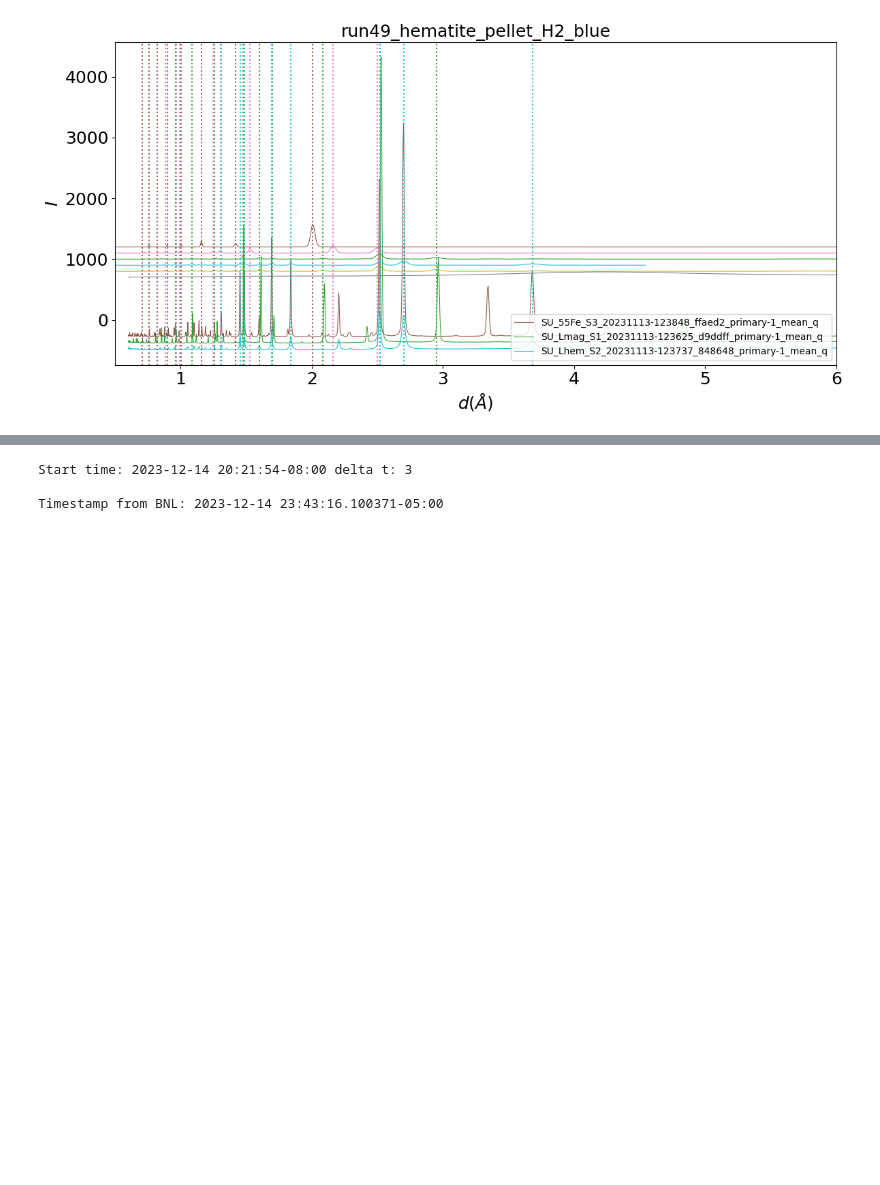
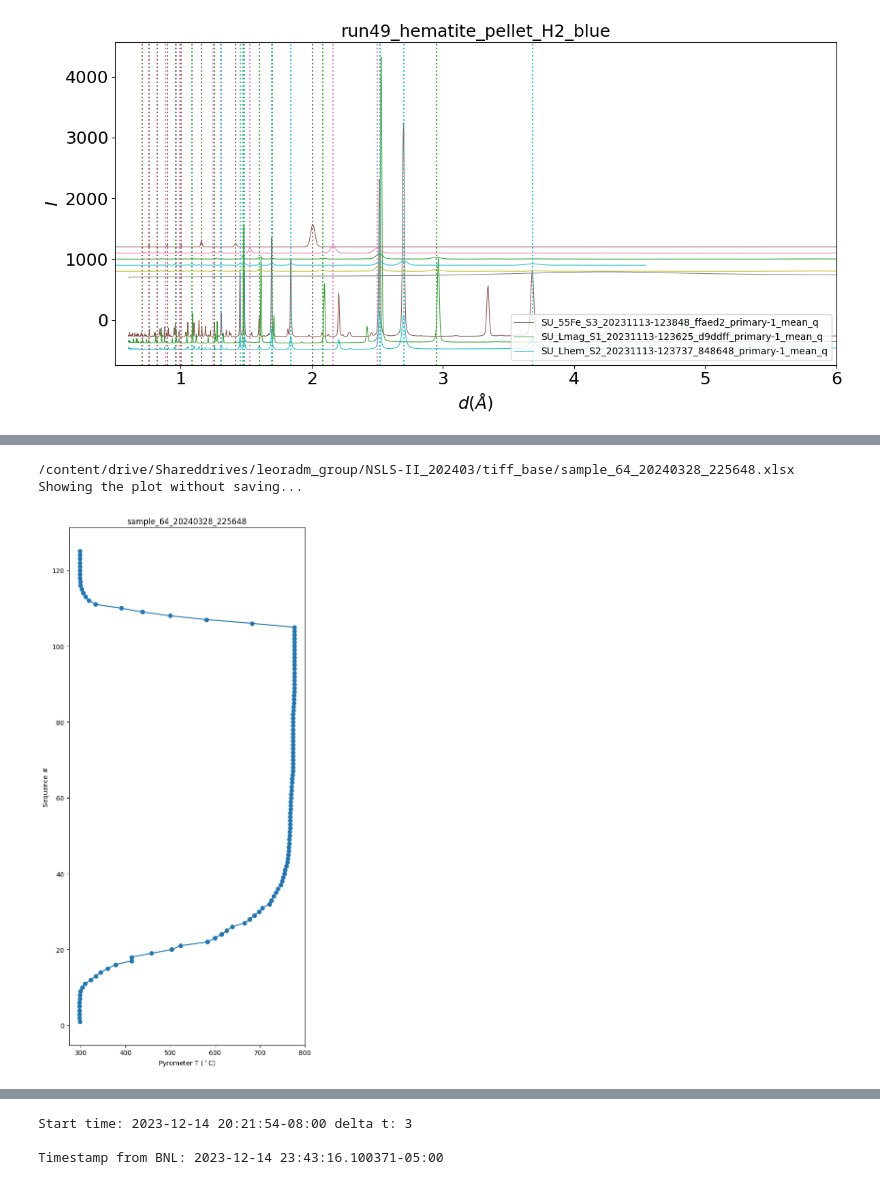
Before and after one commit to lmoghimi/personal-processing, a Jupyter notebook: xrd_analysis_Lauren.ipynb, the cells around one changed output, grey strips where cells are left out. Cells and saved outputs as stored; diff of their text form; code cells hidden in the pictures; blank space fills up the shorter version.

```diff
--- a/xrd_analysis_Lauren.ipynb
+++ b/xrd_analysis_Lauren.ipynb
@@ -435,3 +441,44 @@ Showing the plot without saving...
+# %%
+# @title Plotting the pyrometer data
+#Yifan pls make help me automate this later
+import pandas as pd
+
+path = os.path.join(userdir, 'tiff_base')
+fn = 'sample_64_20240328_225648' ### file name that you want to plot
+fp = os.path.join(path, fn + '.xlsx')
+print(fp)
+pyrom_data = pd.read_excel(fp)
+y_axis = pyrom_data['seq_num']
+x_axis = pyrom_data['eurotherm_temperature']
+#labels = ['seq_num', 'time', 'pe2_image', 'pe2_stats1_total', 'ss_stg2_y', 'ss_stg2_y_user_setpoint', 'eurotherm_temperature', 'uid6']
+
+figsize = (6, 12)
+fs = 18
+fig, ax = plt.subplots(figsize=figsize, tight_layout=True)
+
+#plt.scatter(x_axis, y_axis)
+plt.plot(x_axis, y_axis, '-o')
+plt.xlabel("Pyrometer T ($^\circ$C)")
+plt.ylabel("Sequence #")
+plt.title(fn)
+
+response = 'n' #######################################
+#save to folder
+if response == "y":
+    print("Saving the file...!")
+    fname_typ = fn + '.png' #ds = depth scan
+    save_loc = os.path.join(userdir, 'userAnalysis', 'pyrometerPlots')
+    # if not os.path.isdir(save_loc):
+    os.makedirs(save_loc, exist_ok=True)
+    plt.savefig(os.path.join(save_loc, fname_typ))
+elif response == "n":
+    print("Showing the plot without saving...")
+    plt.show()
+else: print("Please enter yes or no.")
+# %% [output]
+/content/drive/Shareddrives/leoradm_group/NSLS-II_202403/tiff_base/sample_64_20240328_225648.xlsx
+Showing the plot without saving...
+[figure, added]
 # %%
 #stitching together images
 #reference: https://pillow.readthedocs.io/en/latest/handbook/tutorial.html#cutting-pasting-and-merging-images
```
Also changed, not shown: parts of 10 cells of this notebook.
